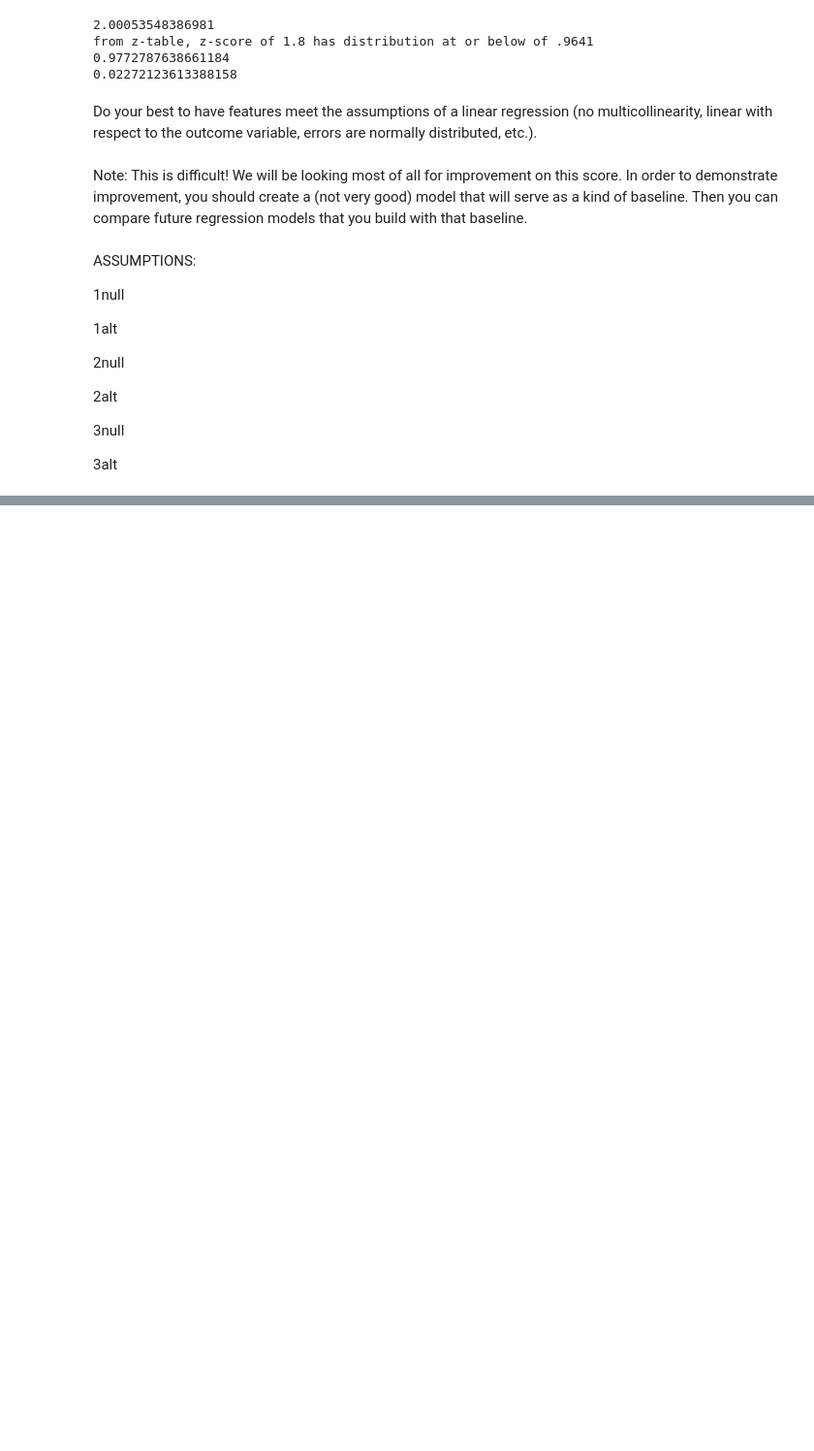
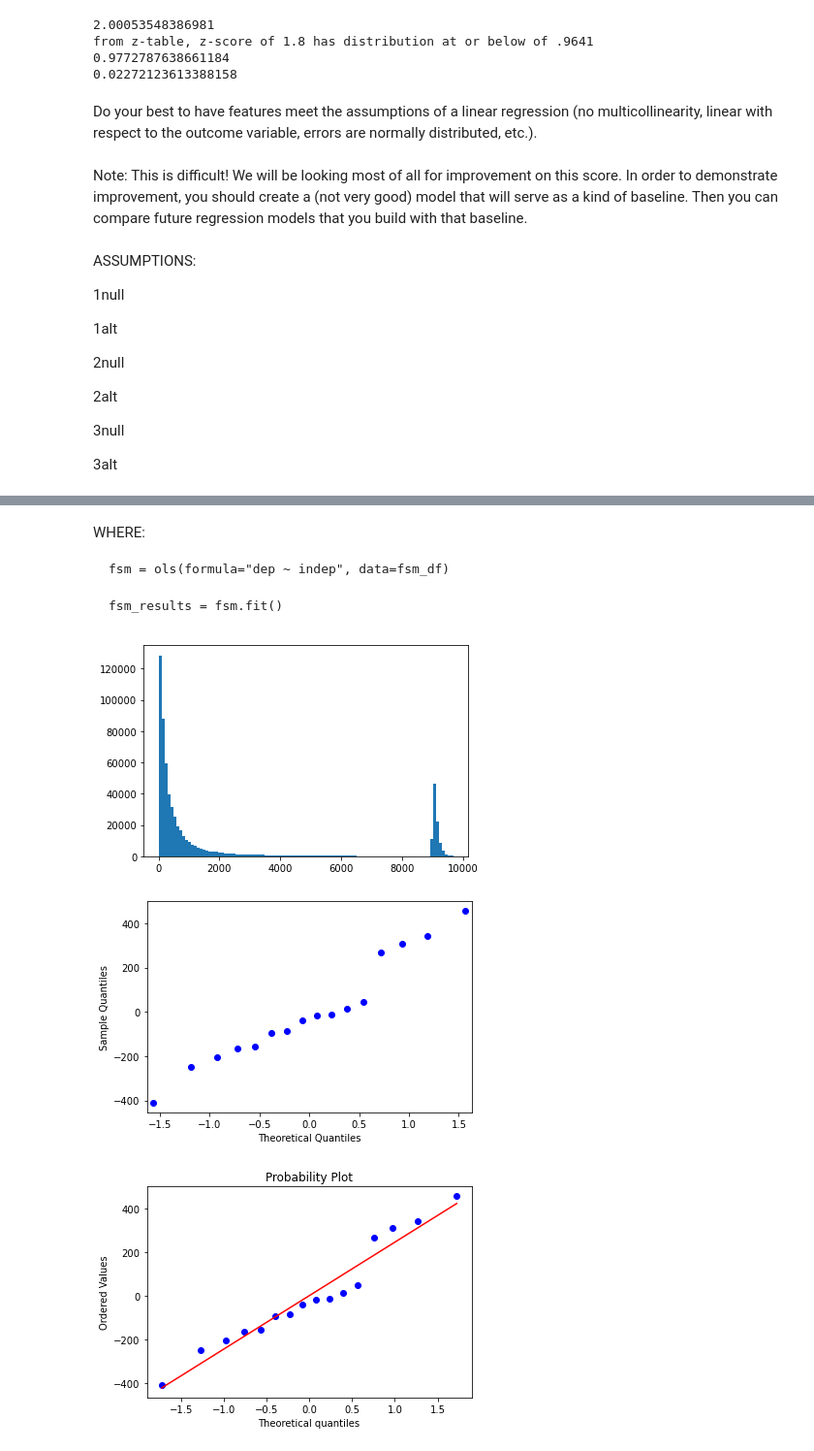
Before and after one commit to Ozxahmed/phase_2_project_chicago-sf-seattle-ds-082420, a Jupyter notebook: notebooks/exploratory/01_will_data_collection_exploration.ipynb, the cells around one changed output, grey strips where cells are left out. Shown at 97% size. Cells and saved outputs as stored; diff of their text form; code cells hidden in the pictures; blank space fills up the shorter version.

Commit message:
Will Index, added lin hmscdty norm functions. TBT.

```diff
--- a/notebooks/exploratory/01_will_data_collection_exploration.ipynb
+++ b/notebooks/exploratory/01_will_data_collection_exploration.ipynb
@@ -459,0 +518,6 @@ ASSUMPTIONS:
+# %% [markdown]
+WHERE:
+
+    fsm = ols(formula="dep ~ indep", data=fsm_df)
+
+    fsm_results = fsm.fit()
@@ -459,0 +529,24 @@ ASSUMPTIONS:
+# %%
+def norm_hist_qq_test(data, indep, nbins):
+    data = sm.datasets.longley.load(as_pandas=False)
+    exog = sm.add_constant(data.exog)
+    mod_fit = sm.OLS(data.endog, exog).fit()
+    res = mod_fit.resid # residuals
+
+    #hist
+    plt.hist(indep, bins=nbins)
+
+    #first QQ
+    sm.qqplot(res)
+    plt.show()
+
+    #Probplot with line of best fit
+    measurements = np.random.normal(loc = 20, scale = 5, size=100)
+    stats.probplot(res, dist="norm", plot=pylab)
+    pylab.show()
+# %%
+norm_hist_qq_test(parceldf, parceldf.Minor, 100)
+# %% [output]
+[figure, added]
+[figure, added]
+[figure, added]
```
Also changed, not shown: parts of 11 cells of this notebook.
